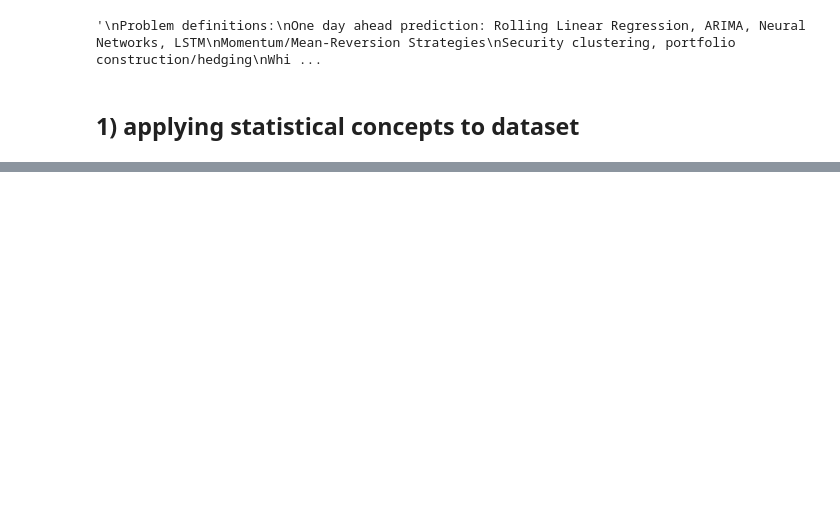
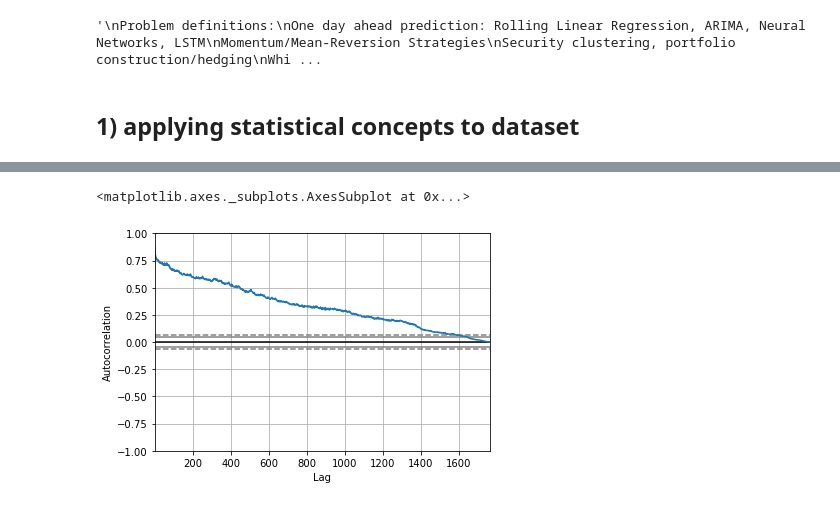
Before and after one commit to harinipsamy/kaggle-nyse-dataset-analysis, a Jupyter notebook: NYSE_dataset.ipynb, the cells around one changed output, grey strips where cells are left out. Cells and saved outputs as stored; diff of their text form; code cells hidden in the pictures; blank space fills up the shorter version.

```diff
--- a/NYSE_dataset.ipynb
+++ b/NYSE_dataset.ipynb
@@ -95,0 +106,5 @@ strong multicollinearity or other numerical problems.
+# %%
+autocorrelation_plot(df) #result shows positive correlation for lags in 100s
+# %% [output]
+<matplotlib.axes._subplots.AxesSubplot at 0x...>
+[figure, added]
```
Also changed, not shown: parts of 9 cells of this notebook.
